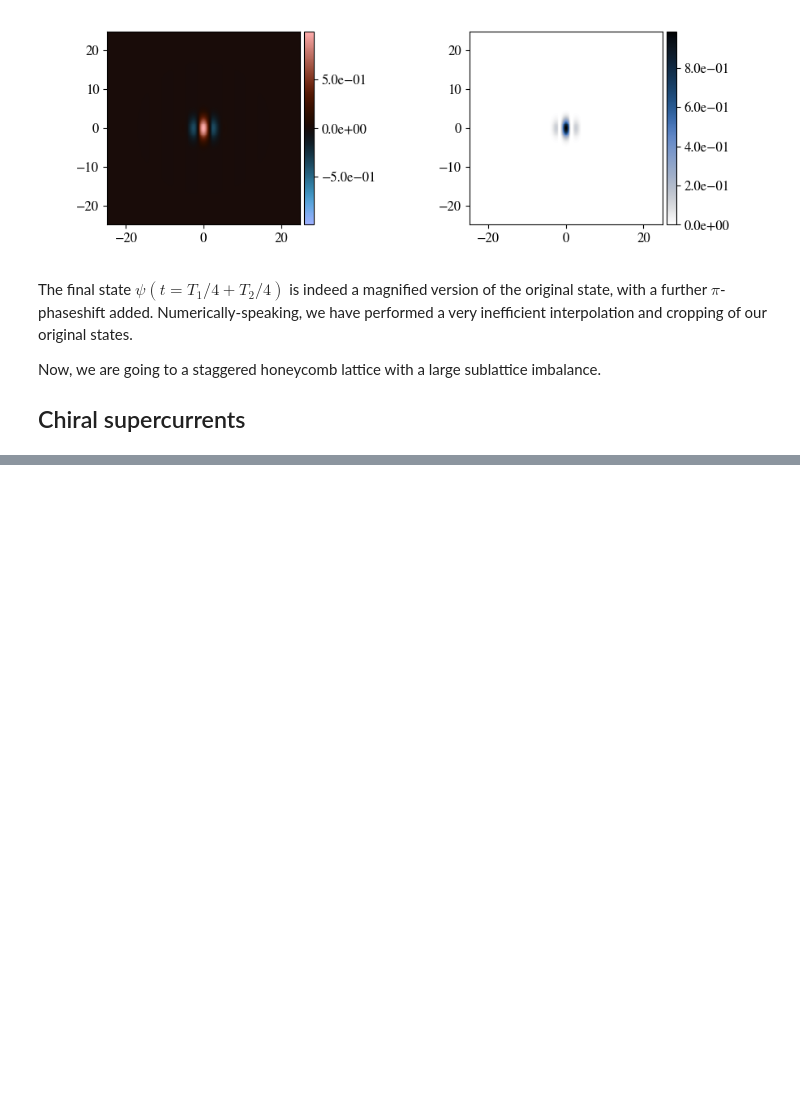
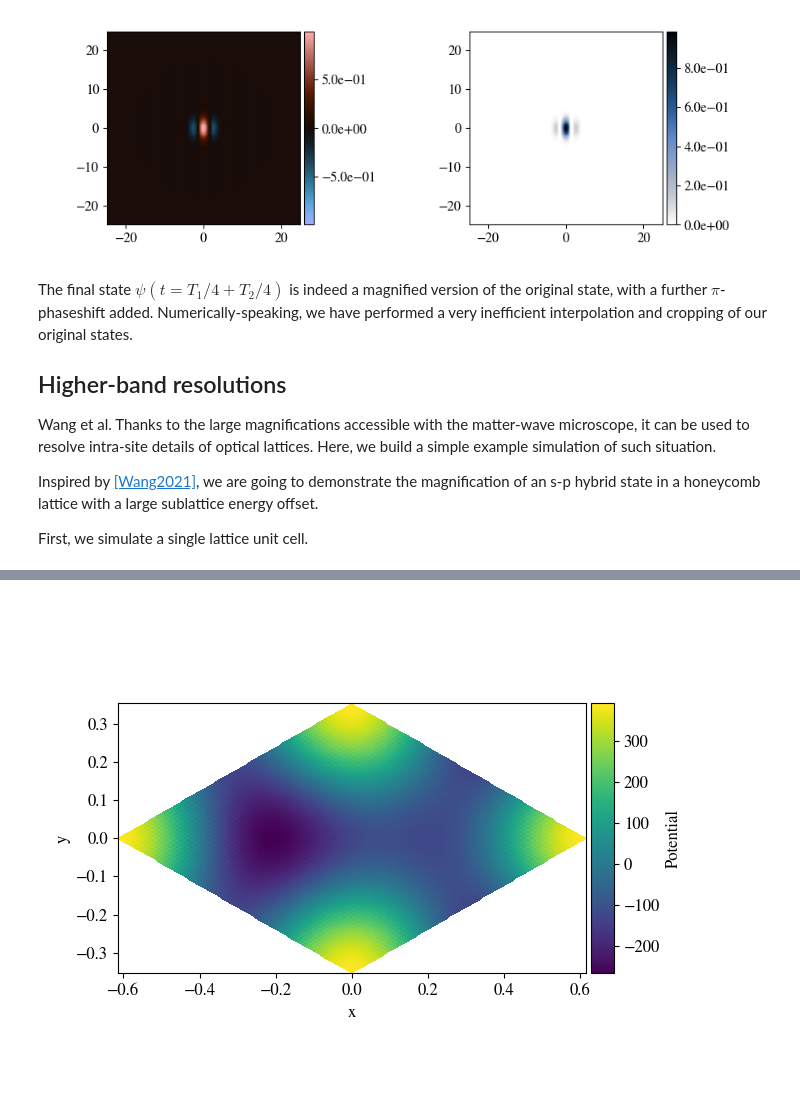
Before and after one commit to GuillotMartin/BECs, a Jupyter notebook: docs/Microscope.ipynb, the cells around one changed output, grey strips where cells are left out. Drawn from its saved outputs; the diff is of its cells as text; code cells hidden in the pictures; blank space fills up the shorter version.

```diff
--- a/docs/Microscope.ipynb
+++ b/docs/Microscope.ipynb
@@ -145,30 +147,28 @@ VBox(children=(FloatSlider(value=0.0, description='t', max=7.5, step=0.076530612
 # %% [markdown]
 The final state $\psi(t = T_1 / 4 + T_2 / 4)$ is indeed a magnified version of the original state, with a further $\pi$-phaseshift added. Numerically-speaking, we have performed a very inefficient interpolation and cropping of our original states.
 
-Now, we are going to a staggered honeycomb lattice with a large sublattice imbalance.
+## Higher-band resolutions
+Wang et al.
+Thanks to the large magnifications accessible with the matter-wave microscope, it can be used to resolve intra-site details of optical lattices. Here, we build a simple example simulation of such situation.
 
-## Chiral supercurrents
+Inspired by [[Wang2021]](https://www.nature.com/articles/s41586-021-03702-0), we are going to demonstrate the magnification of an s-p hybrid state in a honeycomb lattice with a large sublattice energy offset.
+
+First, we simulate a single lattice unit cell.
 # %%
-kl = 2
-a = 4*np.pi / 3**1.5 / kl
-a1 = np.array([3 * a/2, -(3**0.5) * a/2])  # 1st lattice vector
-a2 = np.array([3 * a/2, 3**0.5 * a/2])  # 2nd lattice vector
+from bloch_schrodinger.potential import optical_honeycomb, make_optical_honeycomb
 
-b1 = 3**0.5 * kl * np.array([1, -3**0.5])/2
-b2 = 3**0.5 * kl * np.array([1, 3**0.5])/2
+wavelength = 1.064
 
-m = 1
-hbar = 1
-E_r = hbar**2 * kl**2 / 2 / m
-# s0 = create_parameter('s0', np.linspace(3,10,3))
-delta = 1
-s1 = 7.83 - delta
-s2 = 7.83 + delta
+delta = 0.9
+s = 7.5
+s1 = s - delta
+s2 = s + delta
 
-k1 = kl * np.array([-3**0.5 / 2 , 1/2])
-k2 = kl * np.array([3**0.5 / 2 , 1/2])
-k3 = kl * np.array([0,-1])
+cst, honeycomb = optical_honeycomb( # A high level function to directly construct an optical honeycomb lattice
+    wavelength, s1 = s1, s2 = s2
+)
 
-a1s = np.array([-1, 3**0.5])*2*np.pi/3/a
-a2s = np.array([1, 3**0.5])*2*np.pi/3/a
-K = np.array([0, 4*np.pi/3**1.5/a])
+
+honeycomb.plot()
+plt.show()
+# %% [output]
@@ -174,0 +176 @@ K = np.array([0, 4*np.pi/3**1.5/a])
+[figure, added]
```
Also changed, not shown: parts of 21 cells of this notebook, 3 other files.
